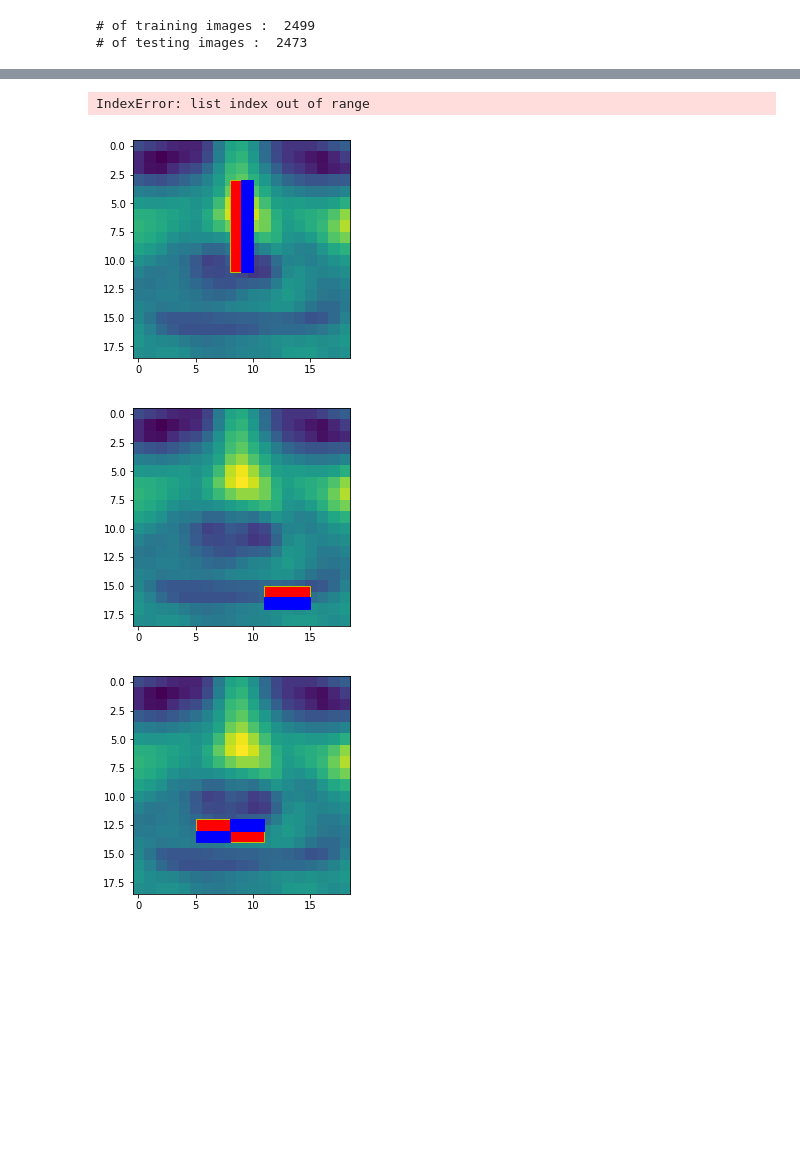
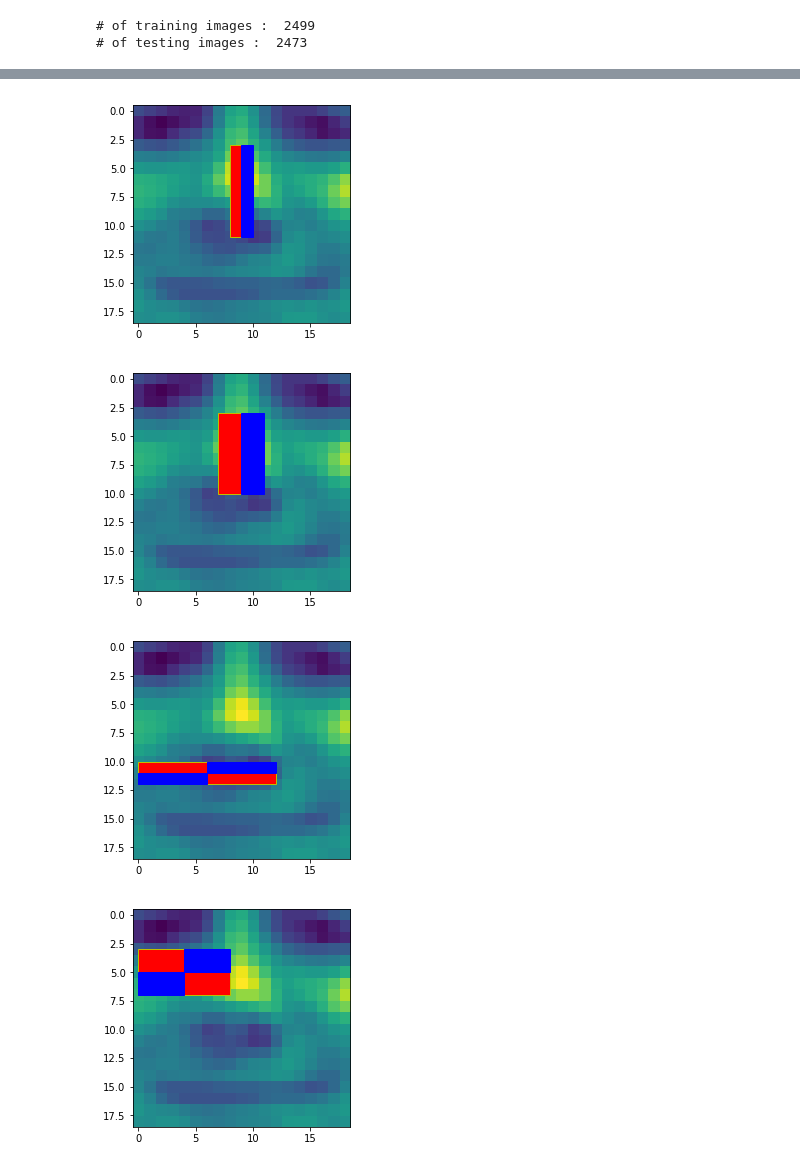
Before and after one commit to ChiehFu/649_viola_jone, a Jupyter notebook: model_viz.ipynb, the cells around one changed output, grey strips where cells are left out. Drawn from its saved outputs; the diff is of its cells as text; code cells hidden in the pictures; blank space fills up the shorter version.

```diff
--- a/viola_jone.ipynb
+++ b/model_viz.ipynb
@@ -339,6 +345,8 @@ def read_mode(file_name):
         model = pickle.load(input)
         return model
 # %%
+# Load the functions required
+
 import matplotlib.pyplot as plt
 import matplotlib.patches as patches
 from PIL import Image
@@ -346,6 +354,8 @@ import numpy as np
 
 def show_clf_detail(model, check_round=[1, 3, 5, 10], img=testData[2400][0]):
     for r in check_round :
+        if r > model.T :
+            break
         print('Feature number:', r)
         clf = model.clfs[r - 1]
         print('Type:', types_name[clf.haar_feature.harr_type])
@@ -409,7 +419,7 @@ def test_all_round(model, testing):
         print('False Positive Rate: {} ({}/{})'.format(FP / (FP + TN), FP, FP + TN))
         print('False Negative Rate: {} ({}/{}) \n'.format(FN / (FN + TP), FN, FN + TP))
 
-    x_axis = [i for i in range(1, 11)]
+    x_axis = [i for i in range(1, model.T + 1)]
     plt.plot(x_axis, test_acc, c='r',marker="v",ls='--',label='Total Accuracy')
     plt.plot(x_axis, test_fnr, c='b', marker="^",ls='--',label='False Negative Rate',fillstyle='none')
     plt.plot(x_axis, test_fpr, c='g', marker=(8,2,0),ls='--',label='False Positive Rate')
@@ -417,12 +427,14 @@ def test_all_round(model, testing):
     plt.ylabel("%")
     plt.legend()
 # %%
+# Show the detail of model classifiers
+
 import matplotlib.pyplot as plt
 import matplotlib.patches as patches
 from PIL import Image
 import numpy as np
 %matplotlib inline
-model = read_mode('./save_models/model_fnr')
+model = read_mode('./save_models/model_err_10')
 print("Show the detail of model classifiers : \n")
 show_clf_detail(model)
 # %% [output]
@@ -446,5 +458,5 @@ Feature number: 10
-IndexError: list index out of range
 [figure]
-[figure, old version]
+[figure, new version]
-[figure, old version]
+[figure, new version]
+[figure, added]
 # %%
```
Also changed, not shown: parts of 5 cells of this notebook, 1 other file.
